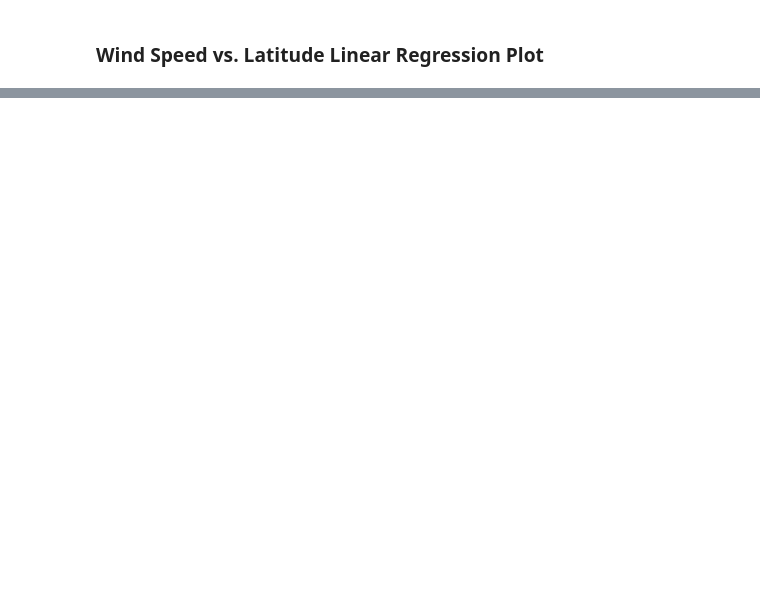
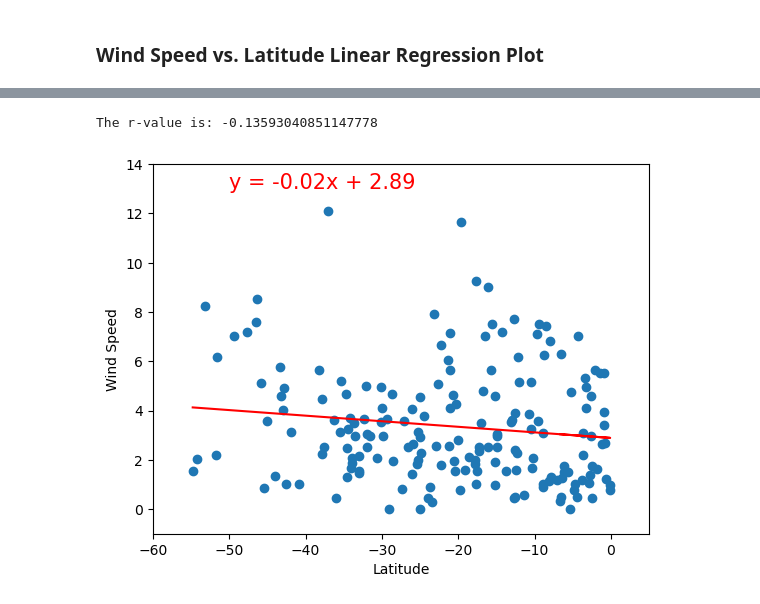
Before and after one commit to captainchicken2023/Python-API-Challenge, a Jupyter notebook: WeatherPy.ipynb, the cells around one changed output, grey strips where cells are left out. Drawn from its saved outputs; the diff is of its cells as text; code cells hidden in the pictures; blank space fills up the shorter version.

```diff
--- a/WeatherPy.ipynb
+++ b/WeatherPy.ipynb
@@ -440,0 +477,20 @@ The r-value is: 0.062239040700515696
+# %%
+# Southern Hemisphere
+x_values = southern_hemi_df["Lat"]
+y_values = southern_hemi_df["Wind Speed"]
+(slope, intercept, rvalue, pvalue, stderr) = linregress(x_values, y_values)
+regress_values = x_values * slope + intercept
+line_eq = "y = " + str(round(slope,2)) + "x + " + str(round(intercept,2))
+plt.scatter(x_values,y_values)
+plt.plot(x_values,regress_values,"r-")
+plt.annotate(line_eq,(-50,13),fontsize=15,color="red")
+plt.xlabel("Latitude")
+plt.ylabel("Wind Speed")
+plt.xlim(-60, 5)
+plt.ylim(-1, 14)
+
+print(f"The r-value is: {rvalue}")
+plt.show()
+# %% [output]
+The r-value is: -0.13593040851147778
+[figure, added]
```
Also changed, not shown: parts of 11 cells of this notebook.
